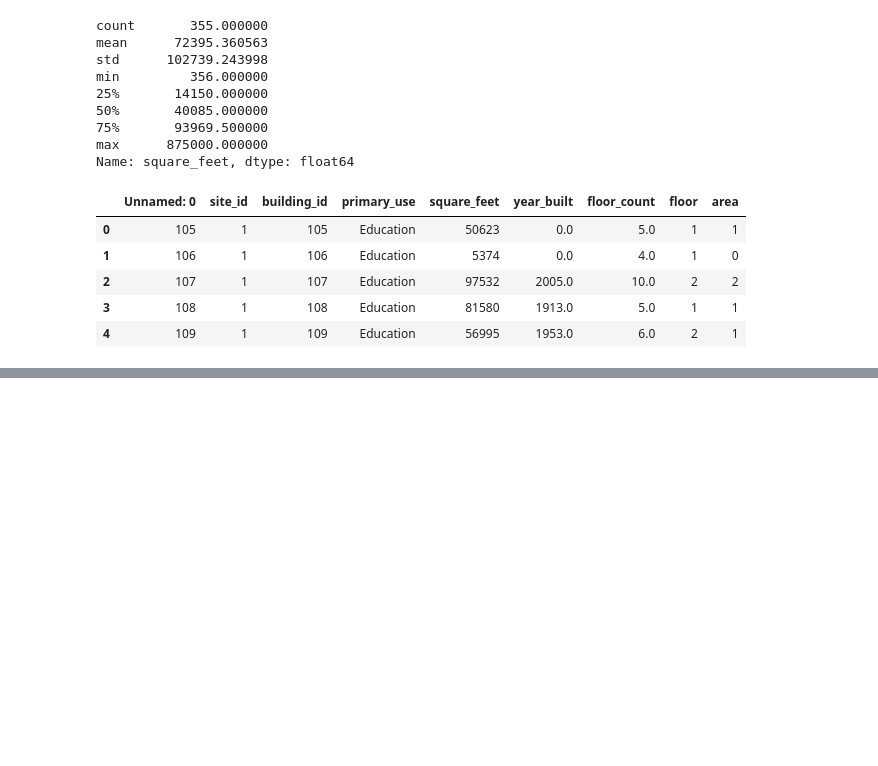
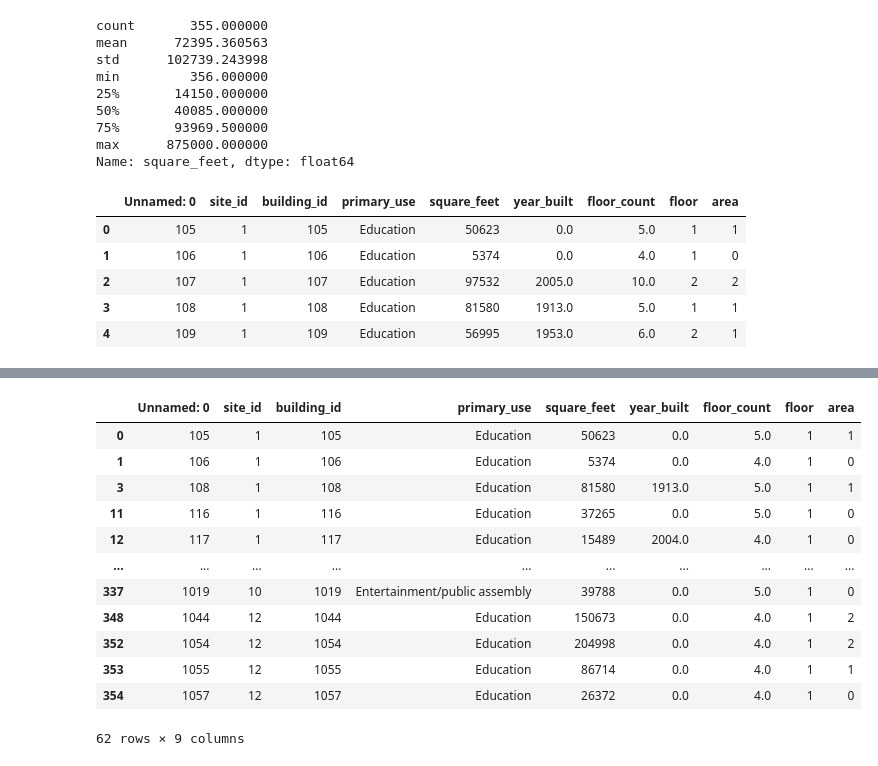
Before and after one commit to shomerthesec/Research-Buildings-Energy-forecasting-using-Deep-Learning, a Jupyter notebook: our_chosen_building_data.ipynb, the cells around one changed output, grey strips where cells are left out. Cells and saved outputs as stored; diff of their text form; code cells hidden in the pictures; blank space fills up the shorter version.

```diff
--- a/our_chosen_buildingd_data.ipynb
+++ b/our_chosen_building_data.ipynb
@@ -124,0 +141,16 @@ b_data.to_csv('content/building_metadata.csv')
+# %%
+b_data[ b_data['floor'] == '1' ]
+# %% [output]
+|  | Unnamed: 0 | site_id | building_id | primary_use | square_feet | year_built | floor_count | floor | area |
+| 0 | 105 | 1 | 105 | Education | 50623 | 0.0 | 5.0 | 1 | 1 |
+| 1 | 106 | 1 | 106 | Education | 5374 | 0.0 | 4.0 | 1 | 0 |
+| 3 | 108 | 1 | 108 | Education | 81580 | 1913.0 | 5.0 | 1 | 1 |
+| 11 | 116 | 1 | 116 | Education | 37265 | 0.0 | 5.0 | 1 | 0 |
+| 12 | 117 | 1 | 117 | Education | 15489 | 2004.0 | 4.0 | 1 | 0 |
+| ... | ... | ... | ... | ... | ... | ... | ... | ... | ... |
+| 337 | 1019 | 10 | 1019 | Entertainment/public assembly | 39788 | 0.0 | 5.0 | 1 | 0 |
+| 348 | 1044 | 12 | 1044 | Education | 150673 | 0.0 | 4.0 | 1 | 2 |
+| 352 | 1054 | 12 | 1054 | Education | 204998 | 0.0 | 4.0 | 1 | 2 |
+| 353 | 1055 | 12 | 1055 | Education | 86714 | 0.0 | 4.0 | 1 | 1 |
+| 354 | 1057 | 12 | 1057 | Education | 26372 | 0.0 | 4.0 | 1 | 0 |
+62 rows × 9 columns
```
Also changed, not shown: parts of 3 cells of this notebook, 1 other file.
